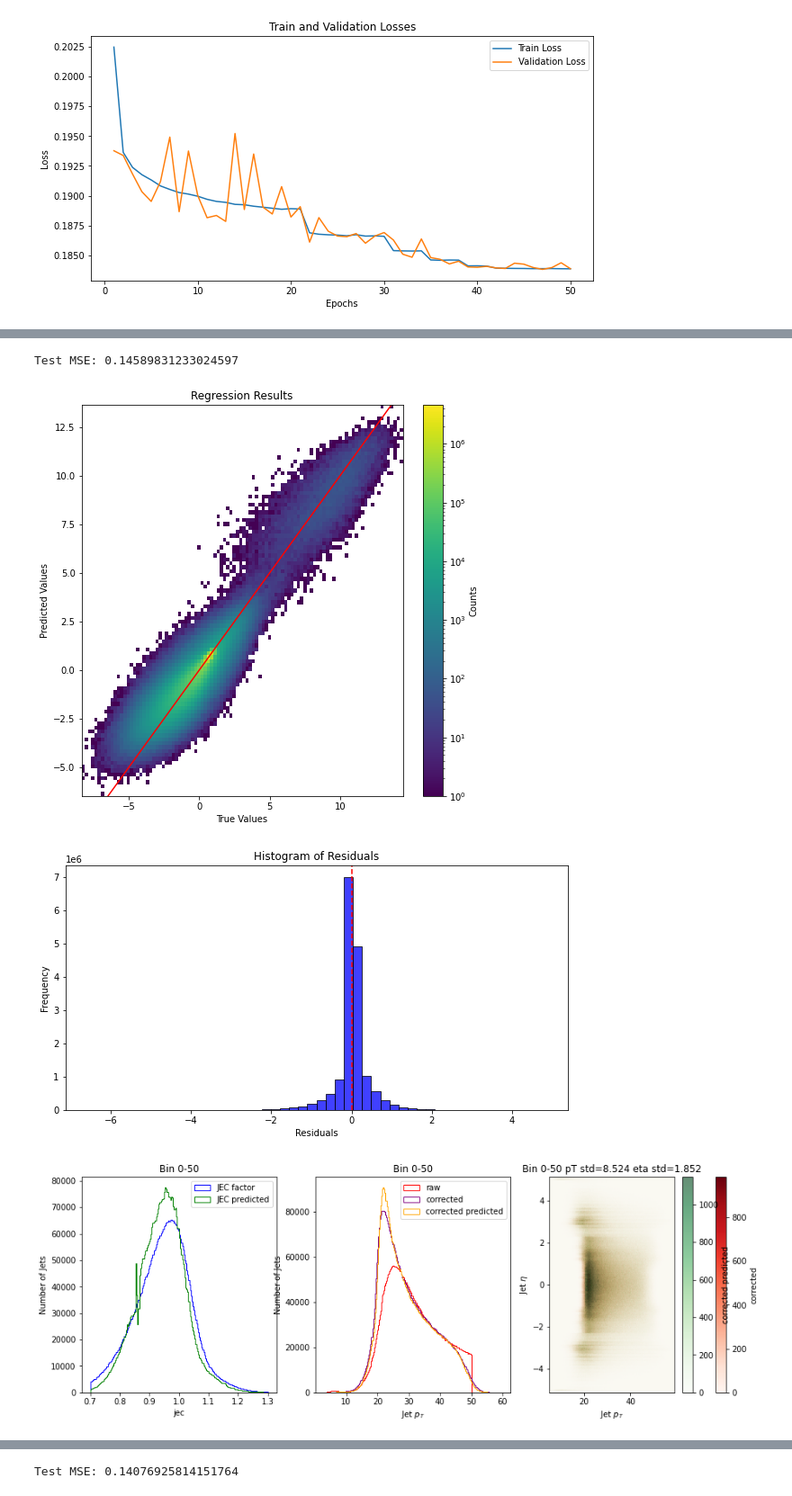
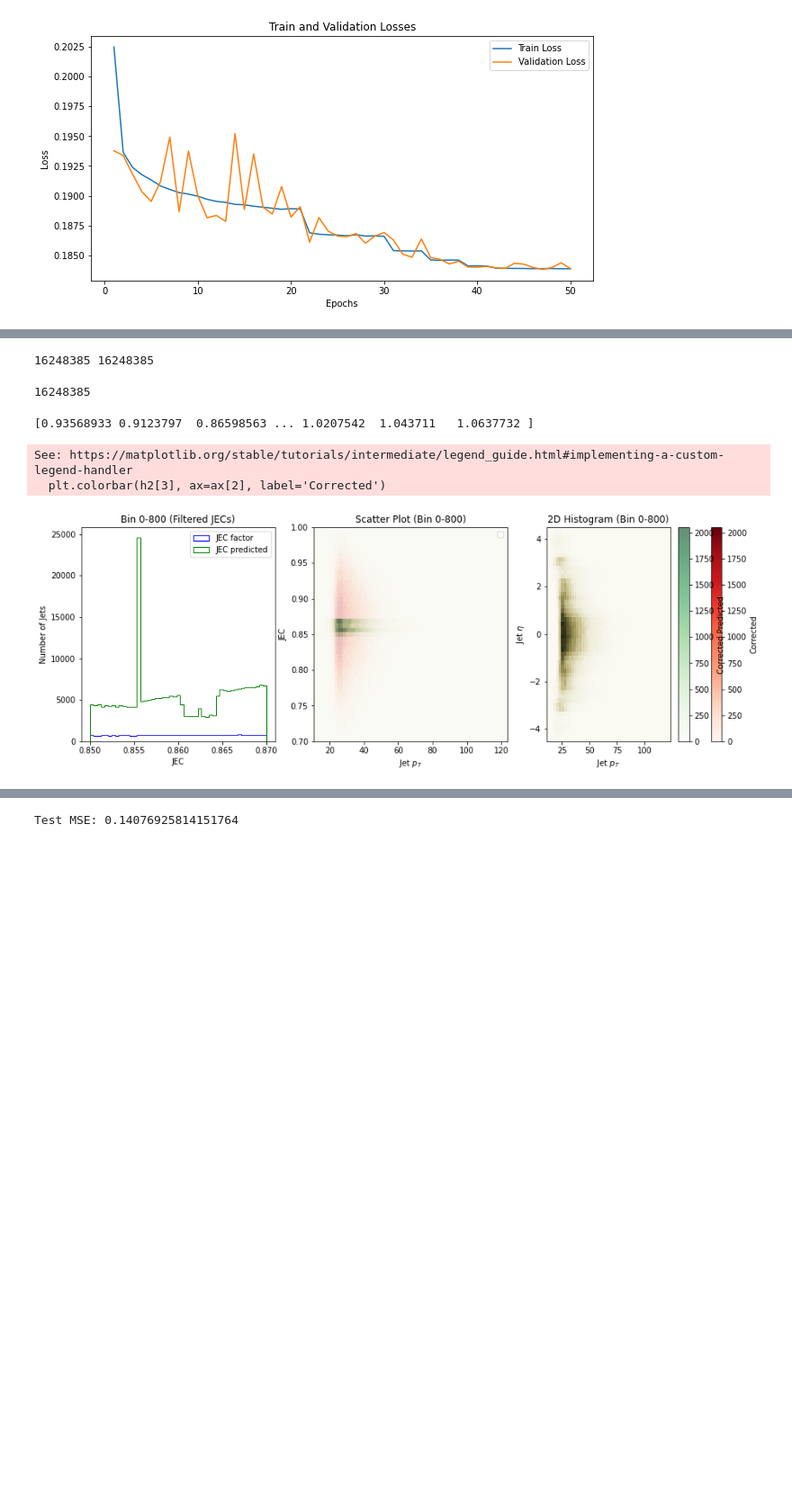
Before and after one commit to DanGodi/ExpPro, a Jupyter notebook: Notebooks/full_jec_training.ipynb, the cells around one changed output, grey strips where cells are left out. Shown at 90% size. Cells and saved outputs as stored; diff of their text form; code cells hidden in the pictures; blank space fills up the shorter version.

```diff
--- a/Notebooks/jecs_different_data.ipynb
+++ b/Notebooks/full_jec_training.ipynb
@@ -33,20 +35,16 @@ file_paths
 # %%
 fp = ['/Users/dan/Downloads/download/QCD_Pt-470to600_TuneZ2_7TeV_pythia6_merged.root','/Users/dan/Downloads/download/TTJets_MSDecays_central_TuneZ2_7TeV-madgraph-tauola_merged.root']
 
-# Initialize empty NumPy arrays
-pts2 = np.empty((0,), dtype=np.float32)
-etas2 = np.empty((0,), dtype=np.float32)
-area2 = np.empty((0,), dtype=np.float32)
-npvs2 = np.empty((0,), dtype=np.int32)
-gen_pts2 = np.empty((0,), dtype=np.float32)
-jecs2 = np.empty((0,), dtype=np.float32)
+pts_dataset = np.empty((0,), dtype=np.float32)
+etas_dataset = np.empty((0,), dtype=np.float32)
+area_dataset = np.empty((0,), dtype=np.float32)
+npvs_dataset = np.empty((0,), dtype=np.int32)
+gen_pts_dataset = np.empty((0,), dtype=np.float32)
+jecs_dataset = np.empty((0,), dtype=np.float32)
 
-# Load data efficiently
-for current_pts2, current_etas2, current_area2, current_npvs2, current_jecs2 in load_root_files(fp):
-    pts2 = np.concatenate((pts2, np.array(current_pts2, dtype=np.float32)))
-    etas2 = np.concatenate((etas2, np.array(current_etas2, dtype=np.float32)))
-    area2 = np.concatenate((area2, np.array(current_area2, dtype=np.float32)))
-    npvs2 = np.concatenate((npvs2, np.array(current_npvs2, dtype=np.int32)))
-    jecs2 = np.concatenate((jecs2, np.array(current_jecs2, dtype=np.float32)))
-
-# Now pts2, etas2, etc., are NumPy arrays with reduced memory overhead.
+for current_pts_dataset, current_etas_dataset, current_area_dataset, current_npvs_dataset, current_jecs_dataset in load_root_files(fp):
+    pts_dataset = np.concatenate((pts_dataset, np.array(current_pts_dataset, dtype=np.float32)))
+    etas_dataset = np.concatenate((etas_dataset, np.array(current_etas_dataset, dtype=np.float32)))
+    area_dataset = np.concatenate((area_dataset, np.array(current_area_dataset, dtype=np.float32)))
+    npvs_dataset = np.concatenate((npvs_dataset, np.array(current_npvs_dataset, dtype=np.int32)))
+    jecs_dataset = np.concatenate((jecs_dataset, np.array(current_jecs_dataset, dtype=np.float32)))
@@ -57,5 +51,5 @@ pts2.min()
 # %%
 importlib.reload(dataset)
 from dataset import JetEnergyCorrectionDataset
-jec_dataset = JetEnergyCorrectionDataset(pts2, etas2, area2, npvs2, jecs2)
+jec_dataset = JetEnergyCorrectionDataset(pts_dataset, etas_dataset, area_dataset, npvs_dataset, jecs_dataset)
 # %%
@@ -121,3 +111,11 @@ pts_test.min()
+# %%
+print(len(area_test),len(pts_test))
+# %% [output]
+16248385 16248385
+# %%
+len(pts_test)
+# %% [output]
+16248385
 # %%
 x=np.transpose(np.array([pts_test,etas_test,area_test,npvs_test]))
 y=np.array(jecs_test)
@@ -127,12 +125,12 @@ save_scaler(jec_dataset.scaler_x, jec_dataset.scaler_y)
 # %%
 importlib.reload(dataset)
 
 import eval_multiple_src as eval
 
 importlib.reload(eval)
-eval.run(x,y)
+jec_pred, jec_bin, pts_bin, etas_bin, npvs_bin,area_bin = eval.run(x,y)
 # %% [output]
-Test MSE: 0.14589831233024597
+[0.93568933 0.9123797  0.86598563 ... 1.0207542  1.043711   1.0637732 ]
+See: https://matplotlib.org/stable/tutorials/intermediate/legend_guide.html#implementing-a-custom-legend-handler
+  plt.colorbar(h2[3], ax=ax[2], label='Corrected')
-[figure, old version]
+[figure, new version]
-[figure, removed]
-[figure, removed]
```
Also changed, not shown: parts of 14 cells of this notebook, 9 other files.
